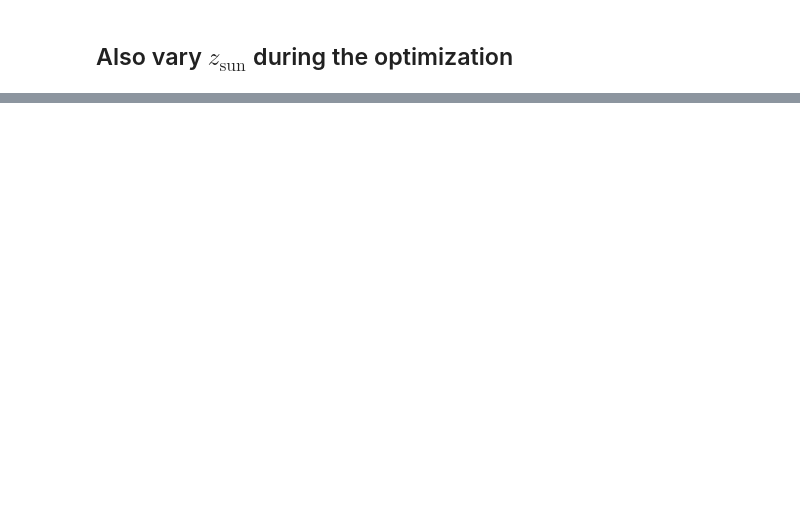
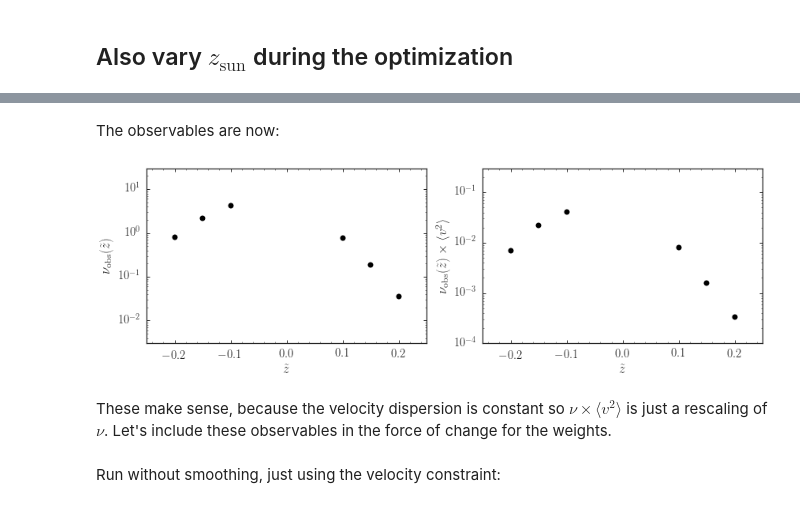
Before and after one commit to jobovy/simple-m2m, a Jupyter notebook: py/HOM2M.ipynb, the cells around one changed output, grey strips where cells are left out. Saved outputs shown, nothing was run; the diff lists cells and outputs as text; code cells hidden in the pictures; blank space fills up the shorter version.

Commit message:
Add velocity and potential fits

```diff
--- a/py/HOM2M.ipynb
+++ b/py/HOM2M.ipynb
@@ -354,0 +368,27 @@ print("Zsun: fit, starting point",zsun_out, zsun_m2m)
+# %%
+# We only observe the densityxv2 at a few z (same as before)
+def compute_densv2(z,vz,zsun,z_obs,w=None):
+    if w is None: w= numpy.ones_like(z)
+    densv2= numpy.zeros_like(z_obs)
+    for ii,zo in enumerate(z_obs):
+        densv2[ii]= numpy.sum(w*kernel(numpy.fabs(zo-z+zsun),h_obs)*vz**2.)/len(z)
+    return densv2
+densv2_obs= compute_densv2(z_mock,vz_mock,zsun_true,z_obs)
+# %% [markdown]
+The observables are now:
+# %%
+bovy_plot.bovy_print(axes_labelsize=17.,text_fontsize=12.,xtick_labelsize=15.,ytick_labelsize=15.)
+figsize(12,4)
+subplot(1,2,1)
+bovy_plot.bovy_plot(z_obs,dens_obs,'ko',semilogy=True,
+                   xlabel=r'$\tilde{z}$',ylabel=r'$\nu_{\mathrm{obs}}(\tilde{z})$',
+                   xrange=[-.25,0.25],yrange=[0.003,30.],gcf=True)
+subplot(1,2,2)
+bovy_plot.bovy_plot(z_obs,densv2_obs,'ko',semilogy=True,
+                   xlabel=r'$\tilde{z}$',ylabel=r'$\nu_{\mathrm{obs}}(\tilde{z})\times \langle v^2\rangle$',
+                   xrange=[-.25,0.25],yrange=[0.0001,.3],gcf=True)
+tight_layout()
+# %% [output]
+[figure, added]
+# %% [markdown]
+These make sense, because the velocity dispersion is constant so $\nu\times\langle v^2\rangle$ is just a rescaling of $\nu$. Let's include these observables in the force of change for the weights.
@@ -354,0 +457,2 @@ print("Zsun: fit, starting point",zsun_out, zsun_m2m)
+# %% [markdown]
+Run without smoothing, just using the velocity constraint:
```
Also changed, not shown: parts of 18 cells of this notebook.
